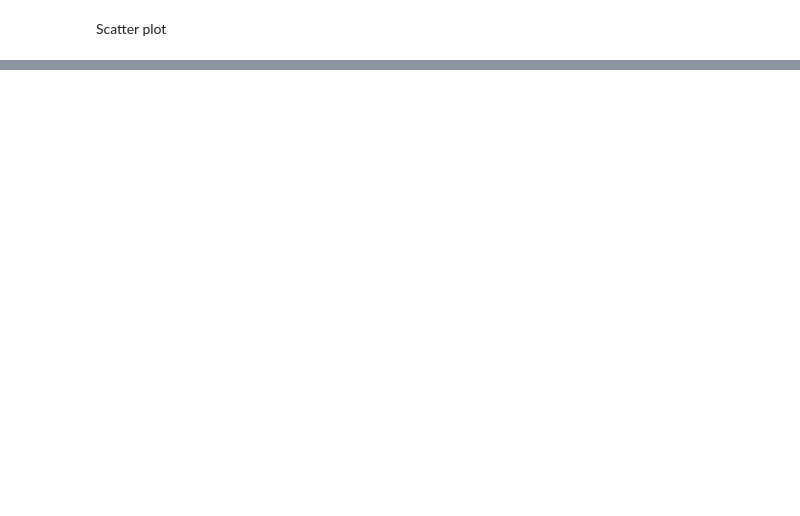
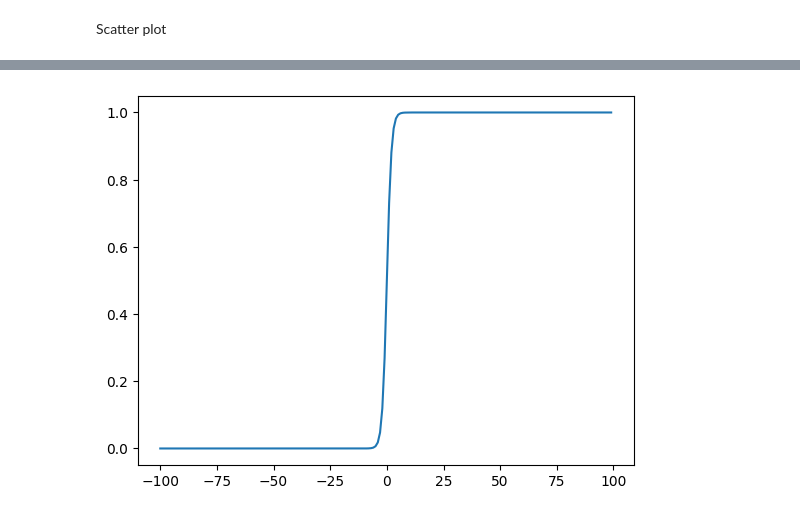
Before and after one commit to Vaishnavi-Gajinkar/Codingwise, a Jupyter notebook: matplotlib/adv_concepts.ipynb, the cells around one changed output, grey strips where cells are left out. Cells and saved outputs as stored; diff of their text form; code cells hidden in the pictures; blank space fills up the shorter version.

```diff
--- a/matplotlib/adv_concepts.ipynb
+++ b/matplotlib/adv_concepts.ipynb
@@ -174,0 +210,14 @@ plt.show()
+# %%
+import math
+import numpy as np
+
+sigmoid = lambda x : 1/(1 + math.exp(-x))        # selecting a very broad range of x-values
+
+x = np.arange(-100, 100)
+
+y = [sigmoid(i) for i in x]                      # sigmoid function is scalar (not vectorized) Thus using list comprehension
+
+plt.plot(x, y)
+plt.show()
+# %% [output]
+[figure, added]
```
Also changed, not shown: parts of 22 cells of this notebook.
